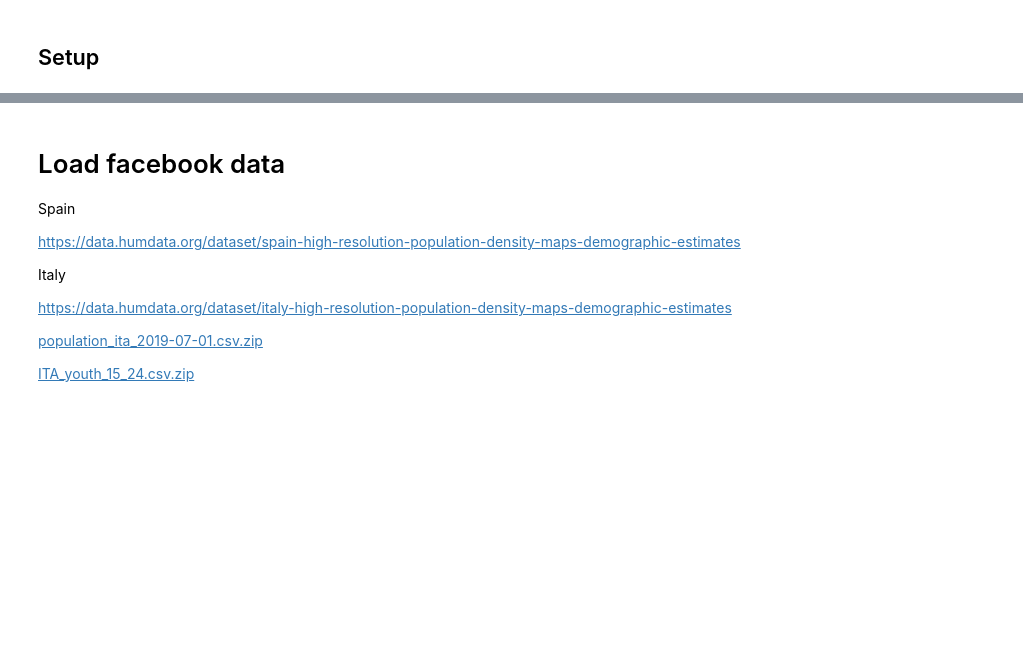
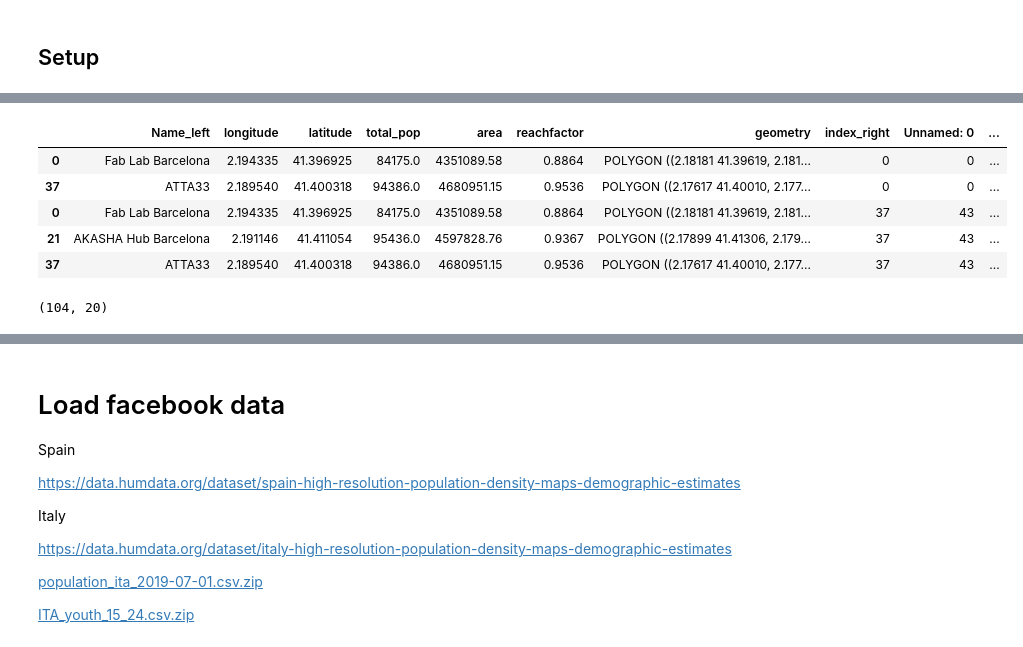
Before and after one commit to openp2pdesign/labs_access_analysis, a Jupyter notebook: 04_Enrichdata_facebook.ipynb, the cells around one changed output, grey strips where cells are left out. Cells and saved outputs as stored; diff of their text form; code cells hidden in the pictures; blank space fills up the shorter version.

```diff
--- a/04_Enrichdata_facebook.ipynb
+++ b/04_Enrichdata_facebook.ipynb
@@ -59,4 +86,21 @@ isochrones.explore()
 # %%
 isochrones.to_file("data/lab_isochrones.geojson",driver='GeoJSON')
+# %%
+columns = {
+    'name': 'Name',
+}
+isochrones.rename(columns=columns, inplace=True)
 # %%
 labs = isochrones.sjoin(data_labs, how='inner')
+labs.head()
+# %% [output]
+|  | Name_left | longitude | latitude | total_pop | area | reachfactor | geometry | index_right | Unnamed: 0 | ... |
+| 0 | Fab Lab Barcelona | 2.194335 | 41.396925 | 84175.0 | 4351089.58 | 0.8864 | POLYGON ((2.18181 41.39619, 2.181... | 0 | 0 | ... |
+| 37 | ATTA33 | 2.189540 | 41.400318 | 94386.0 | 4680951.15 | 0.9536 | POLYGON ((2.17617 41.40010, 2.177... | 0 | 0 | ... |
+| 0 | Fab Lab Barcelona | 2.194335 | 41.396925 | 84175.0 | 4351089.58 | 0.8864 | POLYGON ((2.18181 41.39619, 2.181... | 37 | 43 | ... |
+| 21 | AKASHA Hub Barcelona | 2.191146 | 41.411054 | 95436.0 | 4597828.76 | 0.9367 | POLYGON ((2.17899 41.41306, 2.179... | 37 | 43 | ... |
+| 37 | ATTA33 | 2.189540 | 41.400318 | 94386.0 | 4680951.15 | 0.9536 | POLYGON ((2.17617 41.40010, 2.177... | 37 | 43 | ... |
+# %%
+labs.shape
+# %% [output]
+(104, 20)
```
Also changed, not shown: parts of 28 cells of this notebook, 3 other files.
